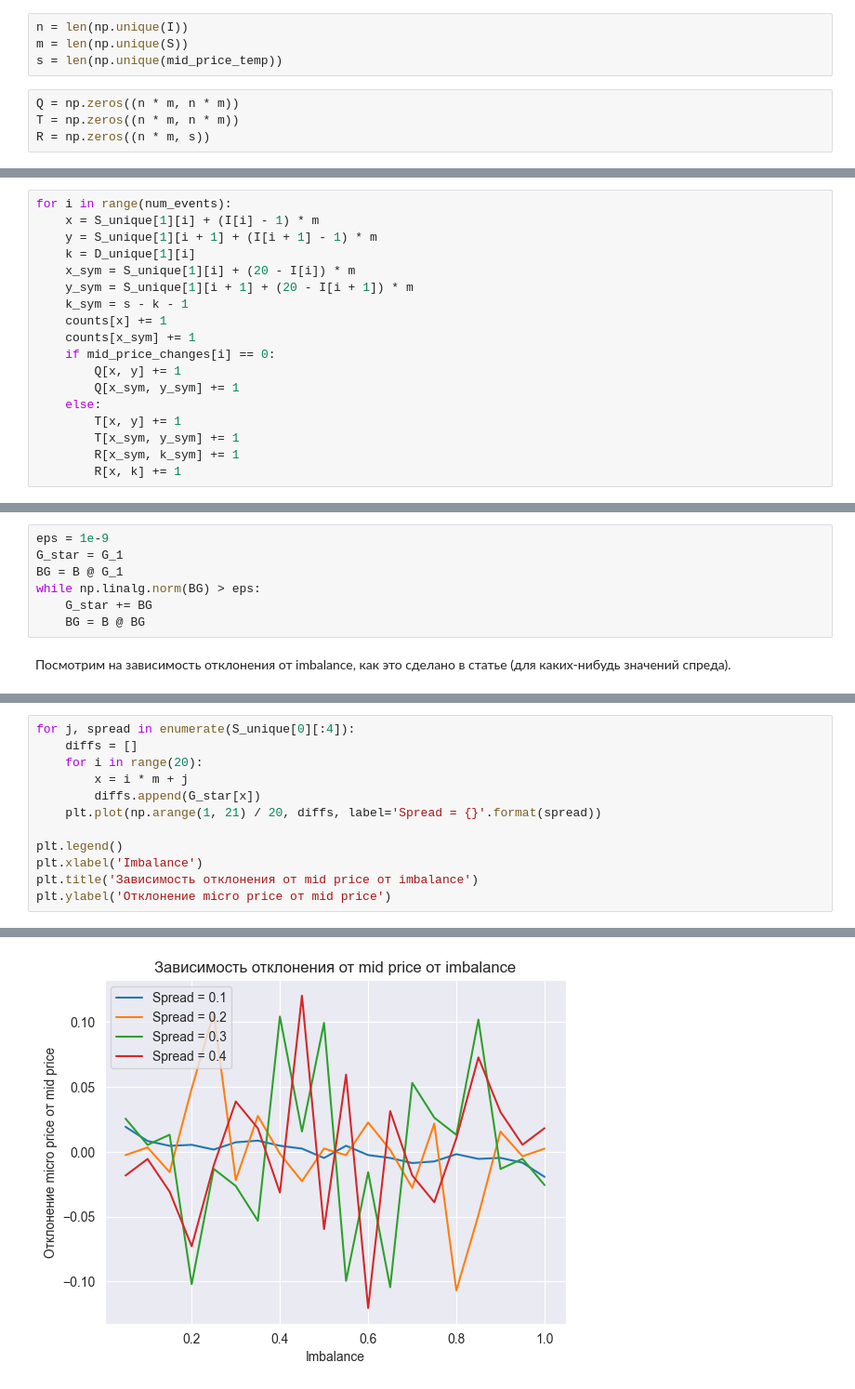
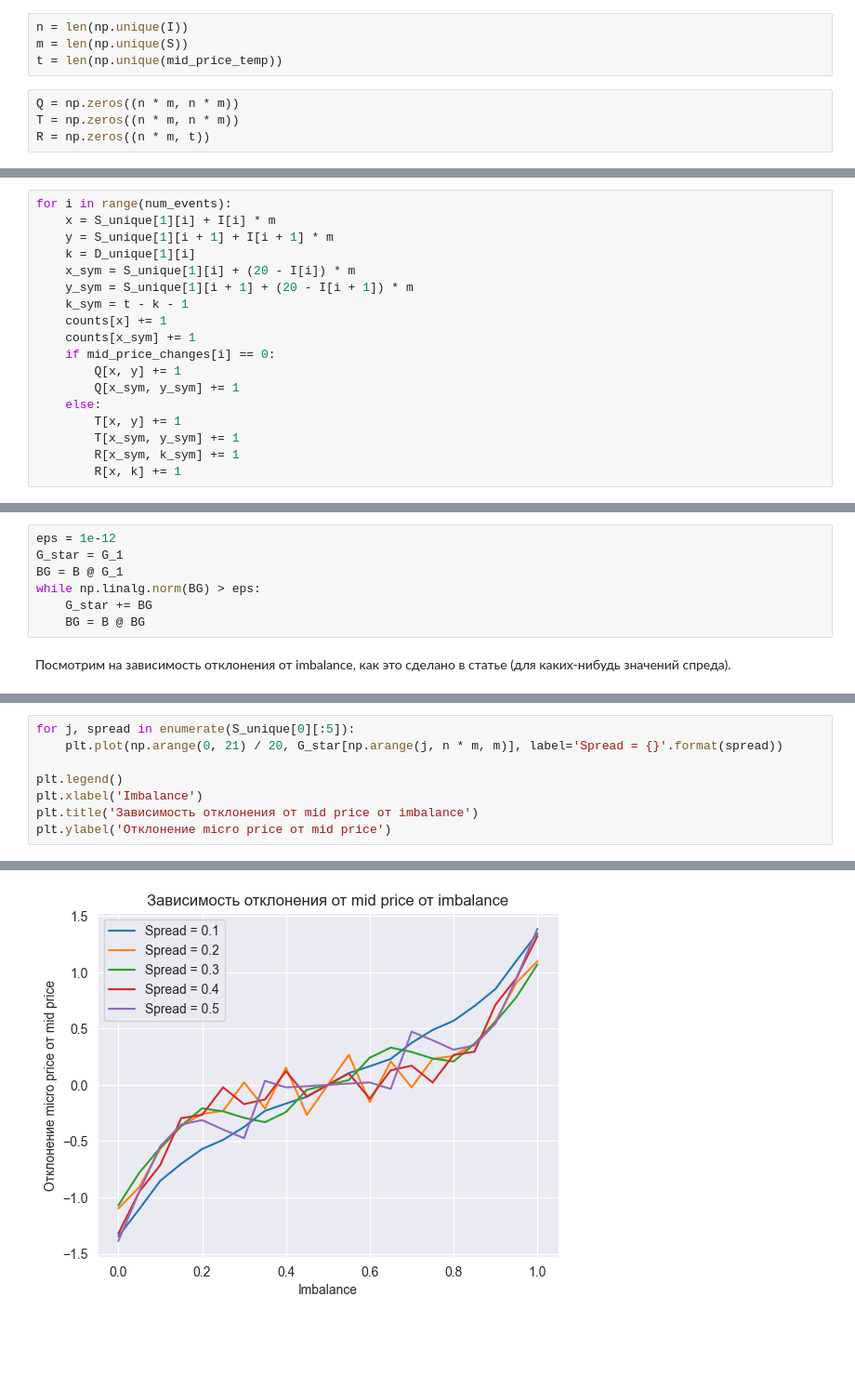
Before and after one commit to RoflanVglorius/CMF, a Jupyter notebook: strategies_comparison.ipynb, the cells around one changed output, grey strips where cells are left out. Shown at 93% size. Drawn from its saved outputs; the diff is of its cells as text; blank space fills up the shorter version.

```diff
--- a/strategies_comparison.ipynb
+++ b/strategies_comparison.ipynb
@@ -595,11 +587,11 @@ for d in np.unique(mid_price_changes):
 # %%
 n = len(np.unique(I))
 m = len(np.unique(S))
-s = len(np.unique(mid_price_temp))
+t = len(np.unique(mid_price_temp))
 # %%
 Q = np.zeros((n * m, n * m))
 T = np.zeros((n * m, n * m))
-R = np.zeros((n * m, s))
+R = np.zeros((n * m, t))
 # %%
 S_unique = np.unique(S, return_inverse=True)
 I_unique = np.unique(I, return_inverse=True)
@@ -608,12 +600,12 @@ D_unique = np.unique(mid_price_temp, return_inverse=True)
 counts = np.zeros((n * m, 1))
 # %%
 for i in range(num_events):
-    x = S_unique[1][i] + (I[i] - 1) * m
-    y = S_unique[1][i + 1] + (I[i + 1] - 1) * m
+    x = S_unique[1][i] + I[i] * m
+    y = S_unique[1][i + 1] + I[i + 1] * m
     k = D_unique[1][i]
     x_sym = S_unique[1][i] + (20 - I[i]) * m
     y_sym = S_unique[1][i + 1] + (20 - I[i + 1]) * m
-    k_sym = s - k - 1
+    k_sym = t - k - 1
     counts[x] += 1
     counts[x_sym] += 1
     if mid_price_changes[i] == 0:
@@ -633,7 +625,7 @@ Q /= counts
 G_1 = np.linalg.inv(np.eye(Q.shape[0]) - Q) @ R @ np.unique(mid_price_temp).reshape(-1, 1)
 B = np.linalg.inv(np.eye(Q.shape[0]) - Q) @ T
 # %%
-eps = 1e-9
+eps = 1e-12
 G_star = G_1
 BG = B @ G_1
 while np.linalg.norm(BG) > eps:
@@ -661,15 +636,11 @@ S_unique
 # %%
-for j, spread in enumerate(S_unique[0][:4]):
-    diffs = []
-    for i in range(20):
-        x = i * m + j
-        diffs.append(G_star[x])
-    plt.plot(np.arange(1, 21) / 20, diffs, label='Spread = {}'.format(spread))
+for j, spread in enumerate(S_unique[0][:5]):
+    plt.plot(np.arange(0, 21) / 20, G_star[np.arange(j, n * m, m)], label='Spread = {}'.format(spread))
 
 plt.legend()
 plt.xlabel('Imbalance')
 plt.title('Зависимость отклонения от mid price от imbalance')
 plt.ylabel('Отклонение micro price от mid price')
 # %% [output]
 Text(0, 0.5, 'Отклонение micro price от mid price')
-[figure, old version]
+[figure, new version]
```
Also changed, not shown: parts of 6 cells of this notebook.
